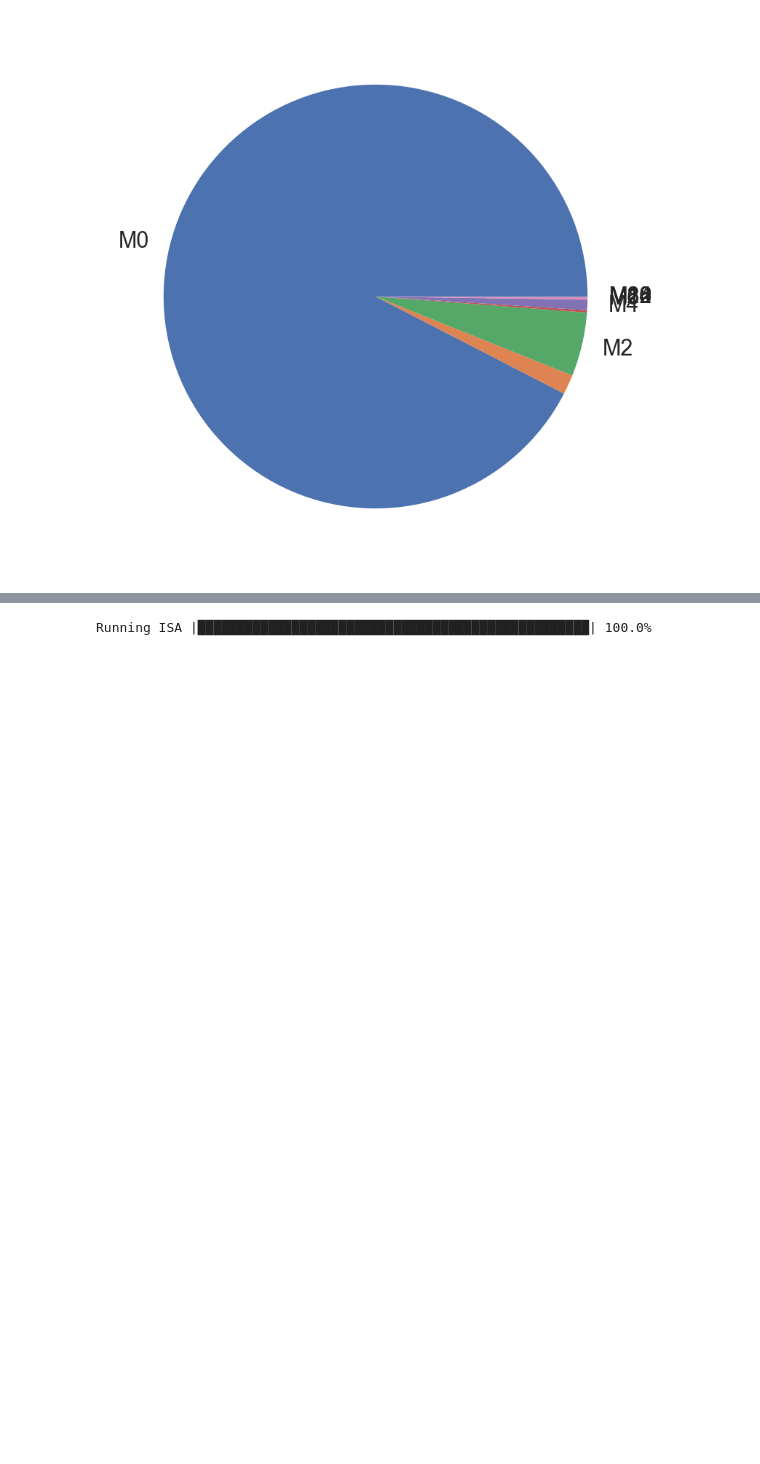
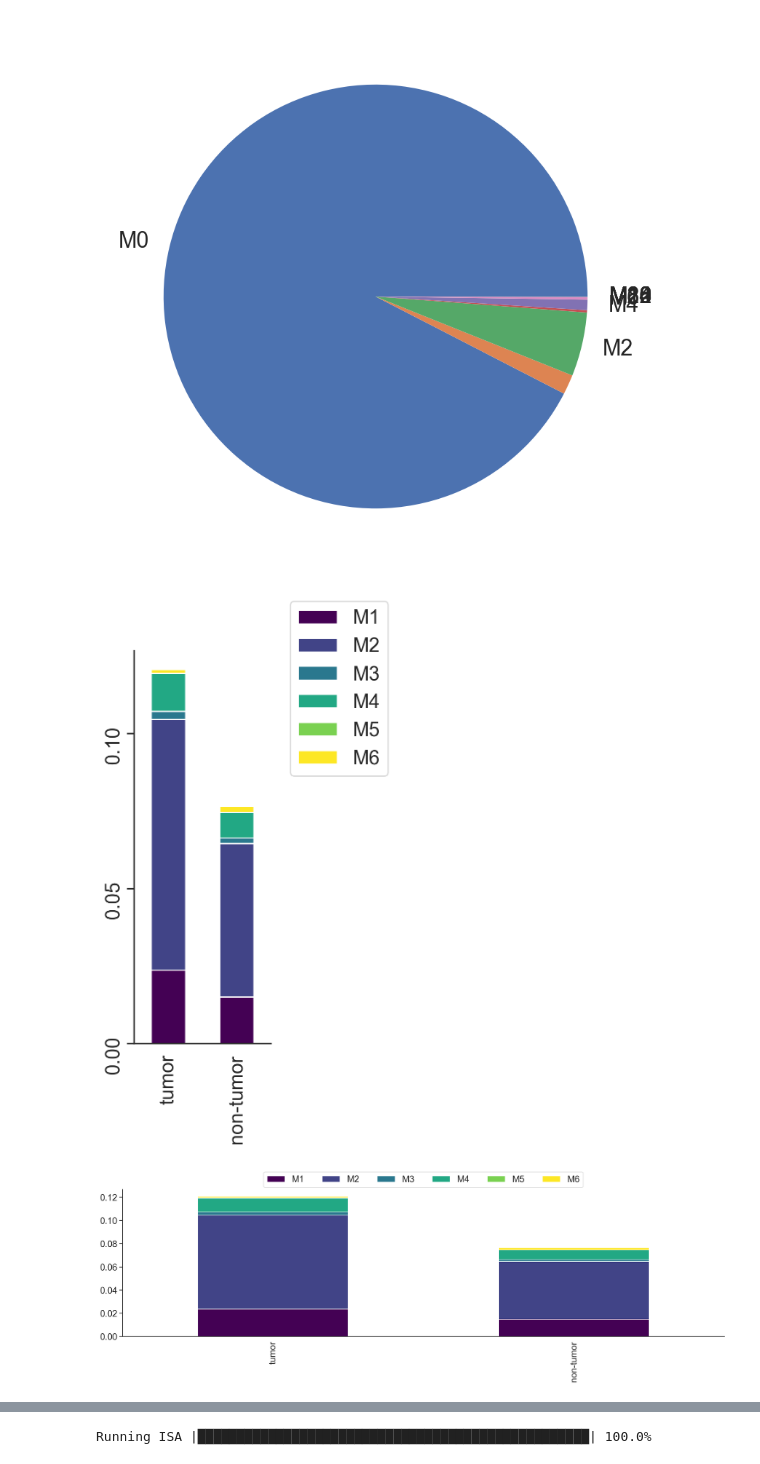
Before and after one commit to e-stan/imaging, a Jupyter notebook: notebooks/Figure5.ipynb, the cells around one changed output, grey strips where cells are left out. Saved outputs shown, nothing was run; the diff lists cells and outputs as text; code cells hidden in the pictures; blank space fills up the shorter version.

```diff
--- a/notebooks/Figure5.ipynb
+++ b/notebooks/Figure5.ipynb
@@ -290,4 +290,82 @@ plt.savefig(datadir + file.replace(".csv","") + "/box2.png")
 # %% [output]
 [figure]
 [figure]
+# %%
+sb.set_theme(font_scale=1.5,style={'ytick.left': True})
+
+tmpGoodInds = [0,1,2,3,4,5,6]
+
+def extractLabelingPattern(data,xmin,ymin):
+    xmax = xmin + size
+    ymax = ymin + size
+    roi = []
+    for x in range(xmin,xmax+1):
+        for y in range(ymin,ymax+1):
+            roi.append(data[:,x,y])
+    roi = np.array(roi)
+
+    roi = roi.mean(axis=0)
+
+    df  = {}
+    for x in range(len(tmpGoodInds)):
+       df[len(df)] = {"isotopologue":"M"+str(tmpGoodInds[x]),"Isotopologue Fraction":roi[tmpGoodInds[x]]}
+
+    df = pd.DataFrame.from_dict(df,orient="index")
+
+    df = df.set_index("isotopologue")
+
+    return df
+
+df = extractLabelingPattern(iso_tensor,box1y,box1x)
+
+fig,ax = plt.subplots(figsize=(5,7))
+
+ax.spines['right'].set_visible(False)
+ax.spines['top'].set_visible(False)
+
+df = df.rename(mapper={"Isotopologue Fraction":"tumor"},axis=1)
+
+df2 = extractLabelingPattern(iso_tensor,box2y,box2x)
+
+df2 = df2.rename(mapper={"Isotopologue Fraction":"non-tumor"},axis=1)
+
+df = pd.concat((df,df2),axis=1,ignore_index=False).transpose()
+
+# df.plot(kind='bar', stacked=True,ax=ax,cmap="viridis")
+
+# plt.legend(loc="upper center", bbox_to_anchor=(1.5, 1.15))
+
+# fig,ax = plt.subplots(figsize=(5,4))
+
+# ax.spines['right'].set_visible(False)
+# ax.spines['top'].set_visible(False)
+
+df = df[[x for x in df.columns.values if x != "M0"]]
+
+df.plot(kind='bar', stacked=True,ax=ax,cmap="viridis")
+
+plt.legend(loc="upper center", bbox_to_anchor=(1.5, 1.15) )
+
+plt.yticks([0.0,0.05,0.1],rotation=90)
+
+plt.tight_layout()
+
+plt.savefig(datadir + file.replace(".csv","") + "/bar_boxes.png")
+
+
+fig,ax = plt.subplots(figsize=(20,5))
+
+df.plot(kind='bar', stacked=True,ax=ax,cmap="viridis")
+
+plt.legend(loc="upper center", bbox_to_anchor=(.5, 1.15) ,ncol=len(df.columns))
+
+#plt.colorbar()
+
+ax.spines['right'].set_visible(False)
+ax.spines['top'].set_visible(False)
+
+plt.savefig(datadir + file.replace(".csv","") + "/bar_legend.png")
+# %% [output]
+[figure, added]
+[figure, added]
 # %%
```
Also changed, not shown: parts of 7 cells of this notebook, 1 other file.
